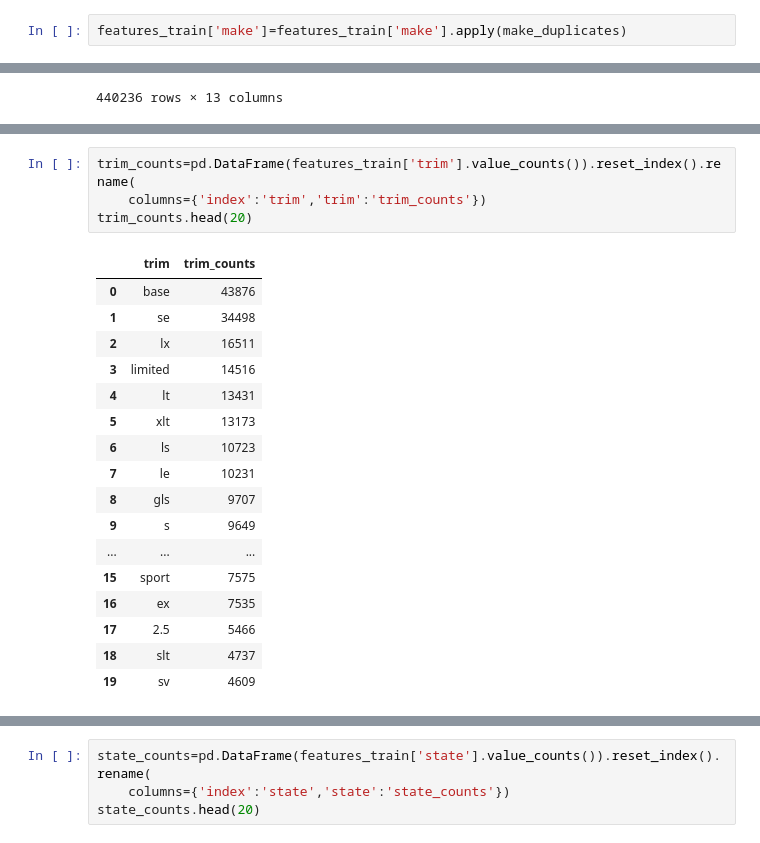
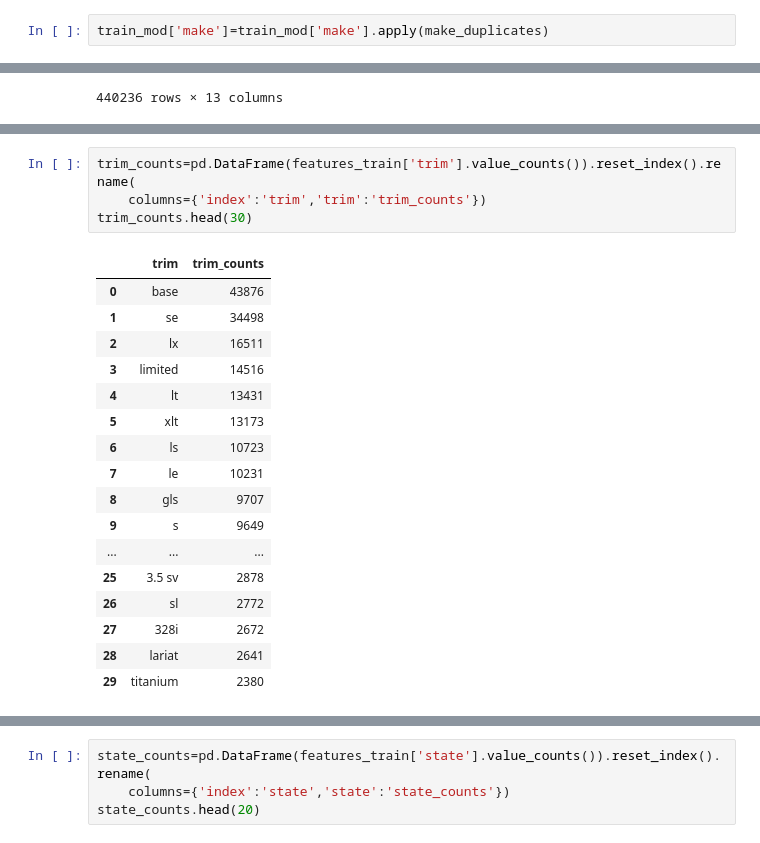
Before and after one commit to Ilona-di/kaggle_competition_vehicle_price, a Jupyter notebook: Vehicle_price_predictions.ipynb, the cells around one changed output, grey strips where cells are left out. Saved outputs shown, nothing was run; the diff lists cells and outputs as text.

```diff
--- a/Vehicle_price_predictions.ipynb
+++ b/Vehicle_price_predictions.ipynb
@@ -243,7 +243,7 @@ def make_duplicates(name):
     else:
         return name
 # %%
-features_train['make']=features_train['make'].apply(make_duplicates)
+train_mod['make']=train_mod['make'].apply(make_duplicates)
 # %%
 train_mod['model'].unique()
 # %% [output]
@@ -465,25 +465,25 @@ model_counts.head(20)
 # %%
 trim_counts=pd.DataFrame(features_train['trim'].value_counts()).reset_index().rename(
     columns={'index':'trim','trim':'trim_counts'})
-trim_counts.head(20)
+trim_counts.head(30)
 # %% [output]
 |  | trim | trim_counts |
 | 0 | base | 43876 |
 | 1 | se | 34498 |
 | 2 | lx | 16511 |
 | 3 | limited | 14516 |
 | 4 | lt | 13431 |
 | 5 | xlt | 13173 |
 | 6 | ls | 10723 |
 | 7 | le | 10231 |
 | 8 | gls | 9707 |
 | 9 | s | 9649 |
 | ... | ... | ... |
-| 15 | sport | 7575 |
-| 16 | ex | 7535 |
-| 17 | 2.5 | 5466 |
-| 18 | slt | 4737 |
-| 19 | sv | 4609 |
+| 25 | 3.5 sv | 2878 |
+| 26 | sl | 2772 |
+| 27 | 328i | 2672 |
+| 28 | lariat | 2641 |
+| 29 | titanium | 2380 |
 # %%
 seller_counts=pd.DataFrame(features_train['seller'].value_counts()).reset_index().rename(
     columns={'index':'seller','seller':'seller_counts'})
```
Also changed, not shown: parts of 43 cells of this notebook.
